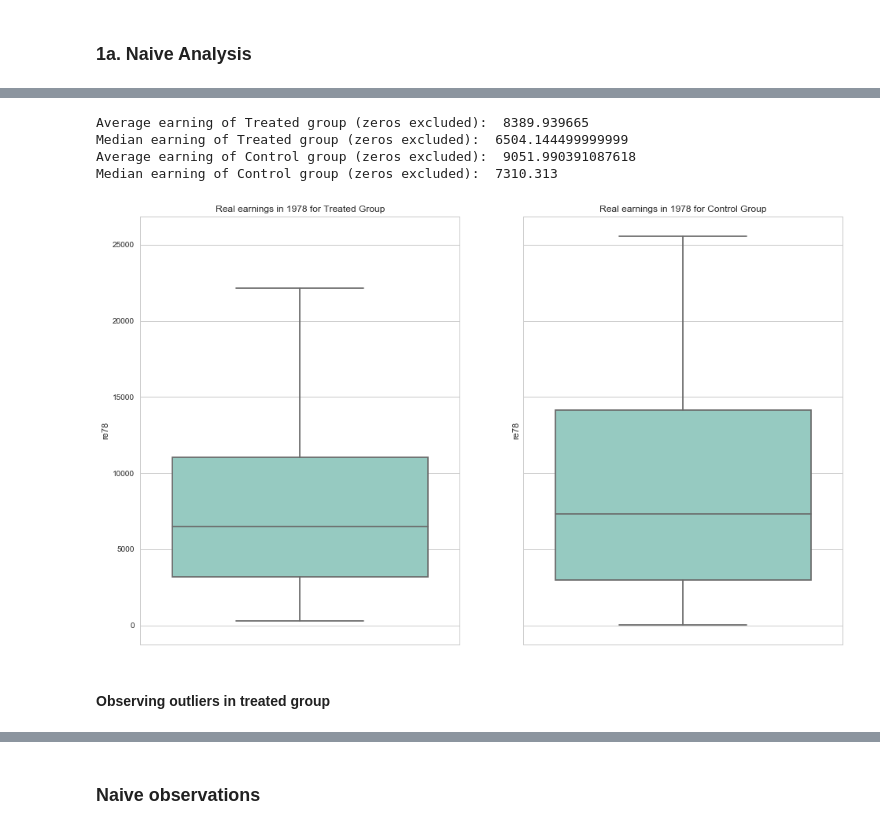
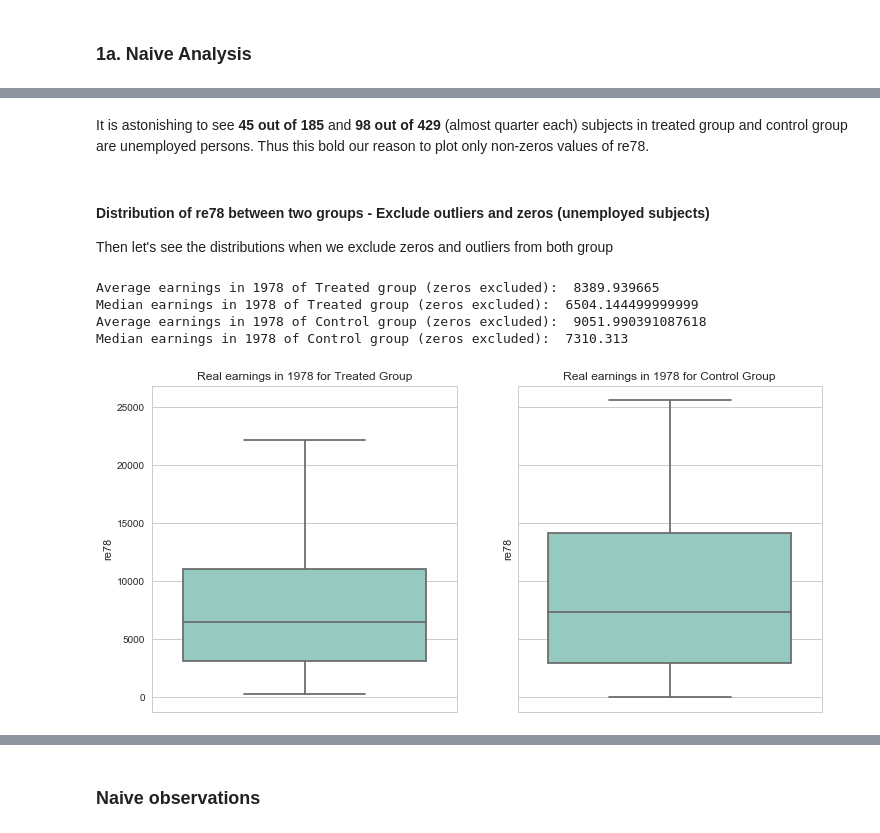
Before and after one commit to sanadhis/ADA-2017, a Jupyter notebook: 04 - Applied ML/Homework04.ipynb, the cells around one changed output, grey strips where cells are left out. Drawn from its saved outputs; the diff is of its cells as text; code cells hidden in the pictures.

```diff
--- a/04 - Applied ML/Homework04.ipynb
+++ b/04 - Applied ML/Homework04.ipynb
@@ -26 +24,3 @@ sns.set(style="whitegrid")
+# %%
+sns.set(style="whitegrid")
 # %% [markdown]
@@ -43,0 +32,10 @@ df_combined.head(5)
+# %%
+# df_raw: bulk classic dataset from Robert LaLonde's study
+dataset_file = 'lalonde.csv'
+df_raw       = pd.read_csv(dataset_file)
+
+# print general information of the datasets
+print("Number of subjects: ",df_raw.shape[0])
+
+# preview the data
+display(df_raw.head(5))
@@ -58,0 +54,10 @@ A naive closer look into the data of treatment group
+# %%
+# split using predefined function split_data
+def split_data(df):
+    return df.loc[df["treat"]==1], df.loc[df["treat"]==0]
+
+df_treated_raw, df_control_raw = split_data(df_raw)
+
+# print number of treated and control subjects
+print("Number of treated subjects: ",df_treated_raw.shape[0])
+print("Number of control subjects: ",df_control_raw.shape[0])
@@ -58,0 +70,5 @@ A naive closer look into the data of treatment group
+# %%
+# we don't want to account for zero, thus we show the dataframe with NaN
+# note that this replaces binaries features as well, but we can ignore that since here at this point we focus on re78
+df_treated_with_nan    = df_treated_raw.replace(0,np.NAN)
+df_control_with_nan    = df_control_raw.replace(0,np.NAN)
@@ -107,21 +158,25 @@ Median earning of Control group:  4975.505
+# %% [markdown]
+It is astonishing to see **45 out of 185** and **98 out of 429** (almost quarter each) subjects in treated group  and control group are unemployed persons. Thus this bold our reason to plot only non-zeros values of re78.
+# %% [markdown]
+#### Distribution of re78 between two groups - Exclude outliers and zeros (unemployed subjects)
+Then let's see the distributions when we exclude zeros and outliers from both group
 # %%
+# Plot 2 x 1
 fig, (ax1, ax2) = plt.subplots(ncols=2, sharey=True)
-fig.set_size_inches(16, 10)
+fig.set_size_inches(12, 6)
 ax1 = sns.boxplot(y = 're78' , data=df_treated_with_nan, ax = ax1, palette="Set3", showfliers=False)
 ax1.set_title("Real earnings in 1978 for Treated Group")
 
 ax2 = sns.boxplot(y = 're78' , data=df_control_with_nan, ax = ax2, palette="Set3", showfliers=False)
 ax2.set_title("Real earnings in 1978 for Control Group")
 
-print("Average earning of Treated group (zeros excluded): ",df_treated_with_nan['re78'].mean())
-print("Median earning of Treated group (zeros excluded): ",df_treated_with_nan['re78'].median())
-print("Average earning of Control group (zeros excluded): ",df_control_with_nan['re78'].mean())
-print("Median earning of Control group (zeros excluded): ",df_control_with_nan['re78'].median())
+print("Average earnings in 1978 of Treated group (zeros excluded): ",df_treated_with_nan['re78'].mean())
+print("Median earnings in 1978 of Treated group (zeros excluded): ",df_treated_with_nan['re78'].median())
+print("Average earnings in 1978 of Control group (zeros excluded): ",df_control_with_nan['re78'].mean())
+print("Median earnings in 1978 of Control group (zeros excluded): ",df_control_with_nan['re78'].median())
 # %% [output]
-Average earning of Treated group (zeros excluded):  8389.939665
-Median earning of Treated group (zeros excluded):  6504.144499999999
-Average earning of Control group (zeros excluded):  9051.990391087618
-Median earning of Control group (zeros excluded):  7310.313
+Average earnings in 1978 of Treated group (zeros excluded):  8389.939665
+Median earnings in 1978 of Treated group (zeros excluded):  6504.144499999999
+Average earnings in 1978 of Control group (zeros excluded):  9051.990391087618
+Median earnings in 1978 of Control group (zeros excluded):  7310.313
-[figure, old version]
+[figure, new version]
-# %% [markdown]
-#### Observing outliers in treated group
```
Also changed, not shown: parts of 51 cells of this notebook.
